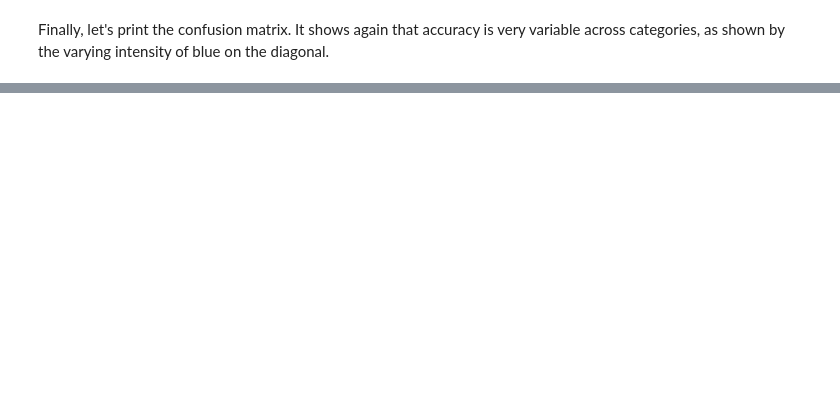
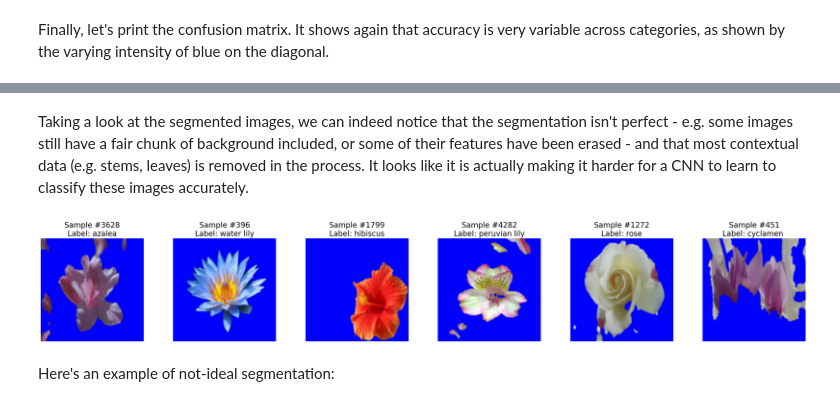
Before and after one commit to mmvp314/ml-projects, a Jupyter notebook: 1-CNN/flowers102_torch.ipynb, the cells around one changed output, grey strips where cells are left out. Saved outputs shown, nothing was run; the diff lists cells and outputs as text; code cells hidden in the pictures; blank space fills up the shorter version.

```diff
--- a/1-CNN/flowers102_torch.ipynb
+++ b/1-CNN/flowers102_torch.ipynb
@@ -386,0 +549,20 @@ plt.show()
+# %% [markdown]
+Taking a look at the segmented images, we can indeed notice that the segmentation isn't perfect - e.g. some images still have a fair chunk of background included, or some of their features have been erased - and that most contextual data (e.g. stems, leaves) is removed in the process. It looks like it is actually making it harder for a CNN to learn to classify these images accurately.
+# %%
+plt.figure(figsize=(30,5))
+
+figs = random.sample(range(len(seg_dataset)), 6)
+
+for i in range(len(figs)):
+    image, label = seg_dataset[figs[i]]
+    ax = plt.subplot(1, 6, i + 1)
+    plt.tight_layout()
+    ax.set_title('Sample #{}\nLabel: {}'.format(figs[i], class_names[label]), fontsize=20)
+    ax.axis('off')
+    plt.imshow(np.transpose(image, (1, 2, 0)))
+
+plt.show()
+# %% [output]
+[figure, added]
+# %% [markdown]
+Here's an example of not-ideal segmentation:
```
Also changed, not shown: parts of 24 cells of this notebook, 2 other files.
